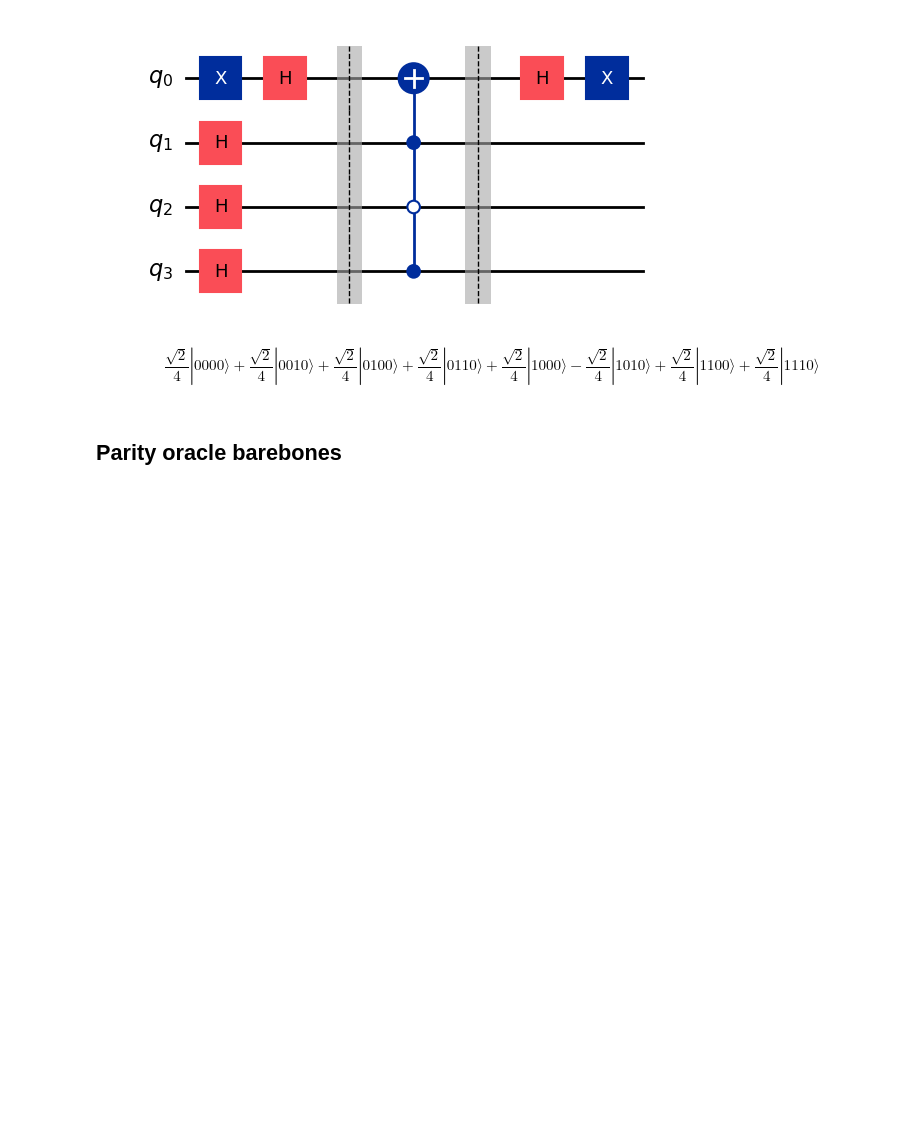
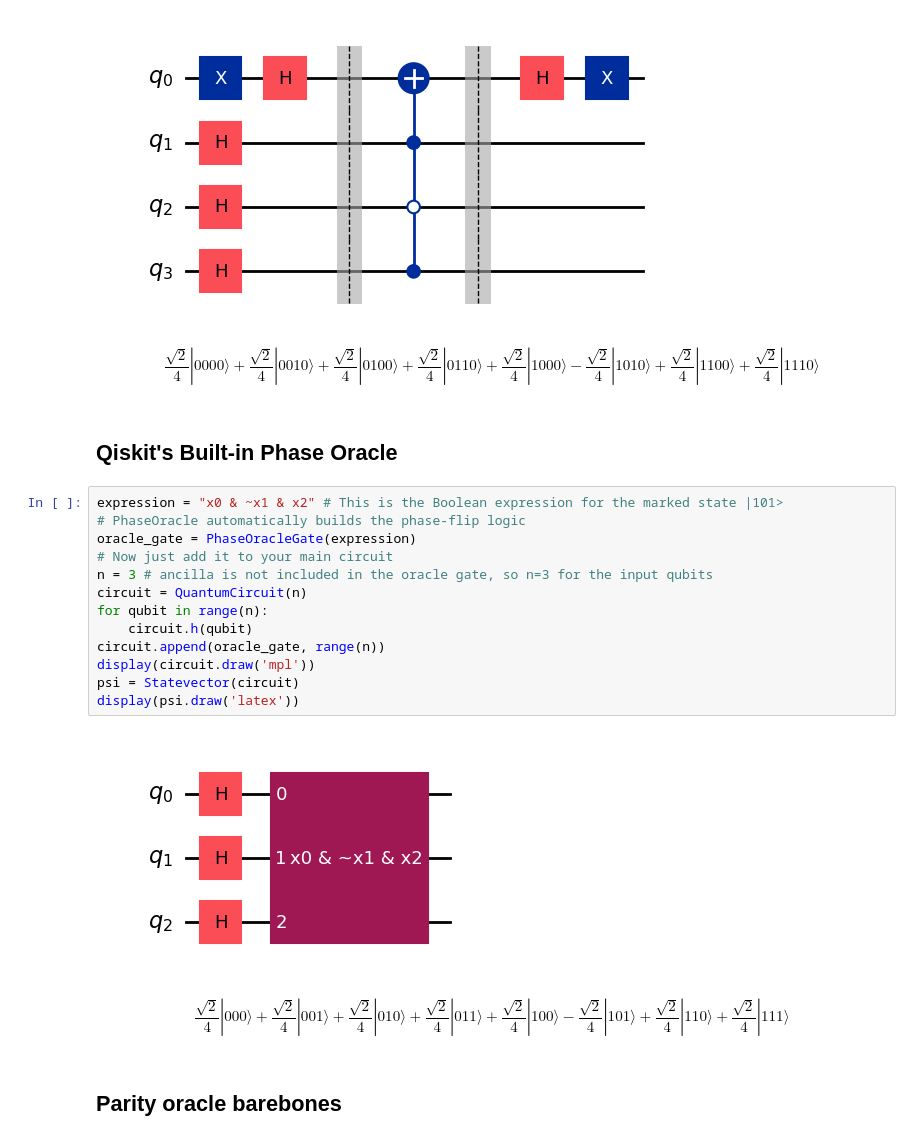
Before and after one commit to UW-ERSL/AppliedQC, a Jupyter notebook: Chapter11_LandmarkAlgorithms_notebook.ipynb, the cells around one changed output. Drawn from its saved outputs; the diff is of its cells as text; blank space fills up the shorter version.

```diff
--- a/Chapter11_LandmarkAlgorithms_notebook.ipynb
+++ b/Chapter11_LandmarkAlgorithms_notebook.ipynb
@@ -113,6 +114,24 @@ display(psi.draw('latex'))
 # %% [output]
 [figure]
 $$\frac{\sqrt{2}}{4} |0000\rangle+\frac{\sqrt{2}}{4} |0010\rangle+\frac{\sqrt{2}}{4} |0100\rangle+\frac{\sqrt{2}}{4} |0110\rangle+\frac{\sqrt{2}}{4} |1000\rangle- \frac{\sqrt{2}}{4} |1010\rangle+\frac{\sqrt{2}}{4} |1100\rangle+\frac{\sqrt{2}}{4} |1110\rangle$$
+# %% [markdown]
+## Qiskit's Built-in Phase Oracle
+# %%
+expression = "x0 & ~x1 & x2" # This is the Boolean expression for the marked state |101>
+# PhaseOracle automatically builds the phase-flip logic
+oracle_gate = PhaseOracleGate(expression)
+# Now just add it to your main circuit
+n = 3 # ancilla is not included in the oracle gate, so n=3 for the input qubits
+circuit = QuantumCircuit(n)
+for qubit in range(n):
+    circuit.h(qubit)
+circuit.append(oracle_gate, range(n))
+display(circuit.draw('mpl'))
+psi = Statevector(circuit)
+display(psi.draw('latex'))
+# %% [output]
+[figure, added]
+$$\frac{\sqrt{2}}{4} |000\rangle+\frac{\sqrt{2}}{4} |001\rangle+\frac{\sqrt{2}}{4} |010\rangle+\frac{\sqrt{2}}{4} |011\rangle+\frac{\sqrt{2}}{4} |100\rangle- \frac{\sqrt{2}}{4} |101\rangle+\frac{\sqrt{2}}{4} |110\rangle+\frac{\sqrt{2}}{4} |111\rangle$$
 # %% [markdown]
 ## Parity oracle barebones
 # %%
```
Also changed, not shown: parts of 11 cells of this notebook, 3 other files.
